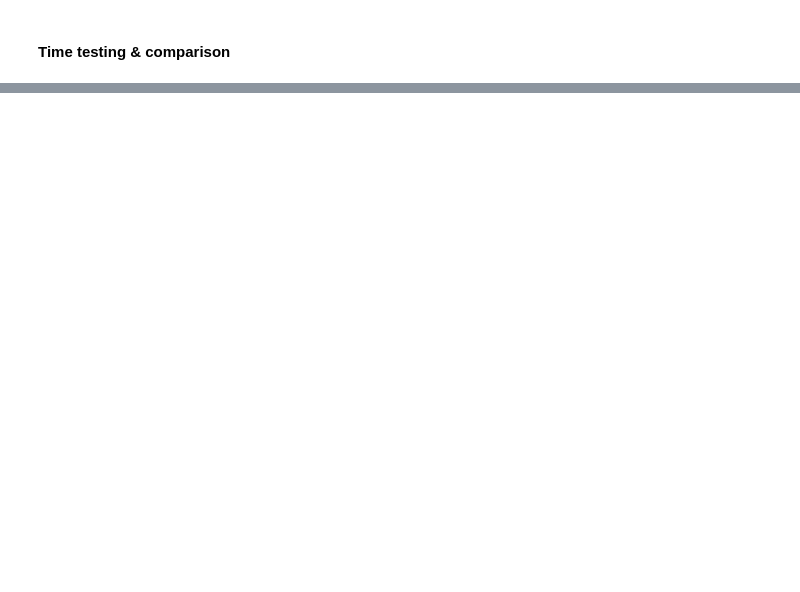
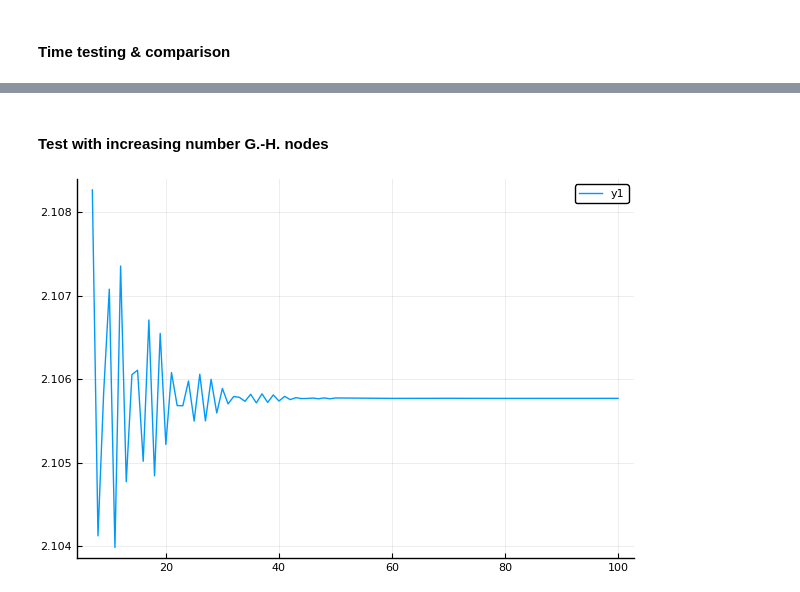
Before and after one commit to cdagnino/LearningModels, a Jupyter notebook: Notebooks/julia_integration_gh.ipynb, the cells around one changed output, grey strips where cells are left out. Saved outputs shown, nothing was run; the diff lists cells and outputs as text; code cells hidden in the pictures; blank space fills up the shorter version.

Commit message:
Julia code update
- updated the Gauss-Hermite integration notebook to include a test on # integration nodes and precision

```diff
--- a/Notebooks/julia_integration_gh.ipynb
+++ b/Notebooks/julia_integration_gh.ipynb
@@ -150,0 +151,13 @@ end
+# %% [markdown]
+#### Test with increasing number G.-H. nodes
+# %%
+test_values = vcat(collect(7:50), collect(50:10:100))
+int_test_values = zeros(length(test_values))
+for (i, num_nodes) in enumerate(test_values)
+    nodes, weights = gausshermite(num_nodes)
+    int_test_values[i] = gauss_hermite_integrate(V_0, p_array[1], r_lambda_point, nodes, weights)
+end
+
+plot(test_values, int_test_values)
+# %% [output]
+[figure, added]
```
Also changed, not shown: parts of 4 cells of this notebook.
